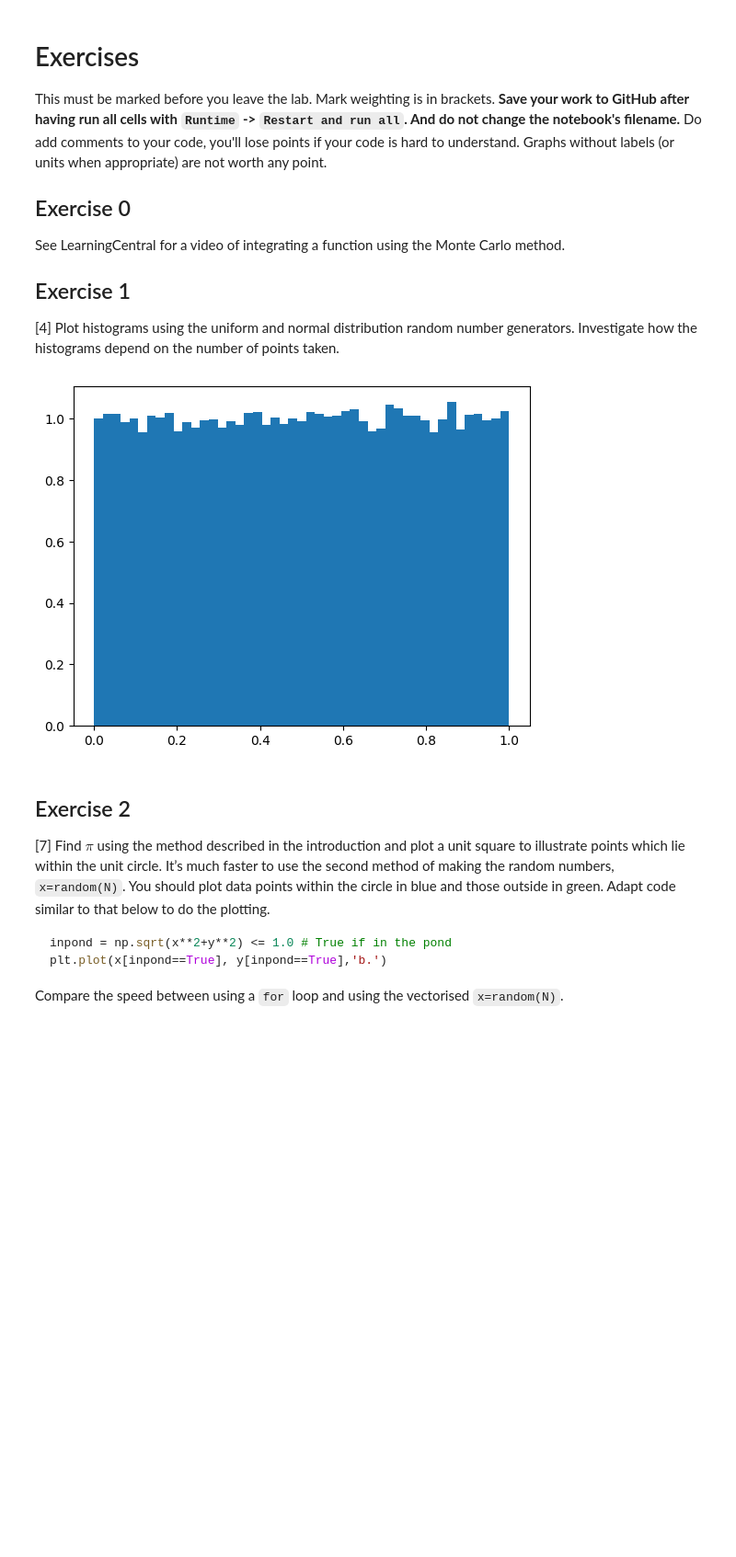
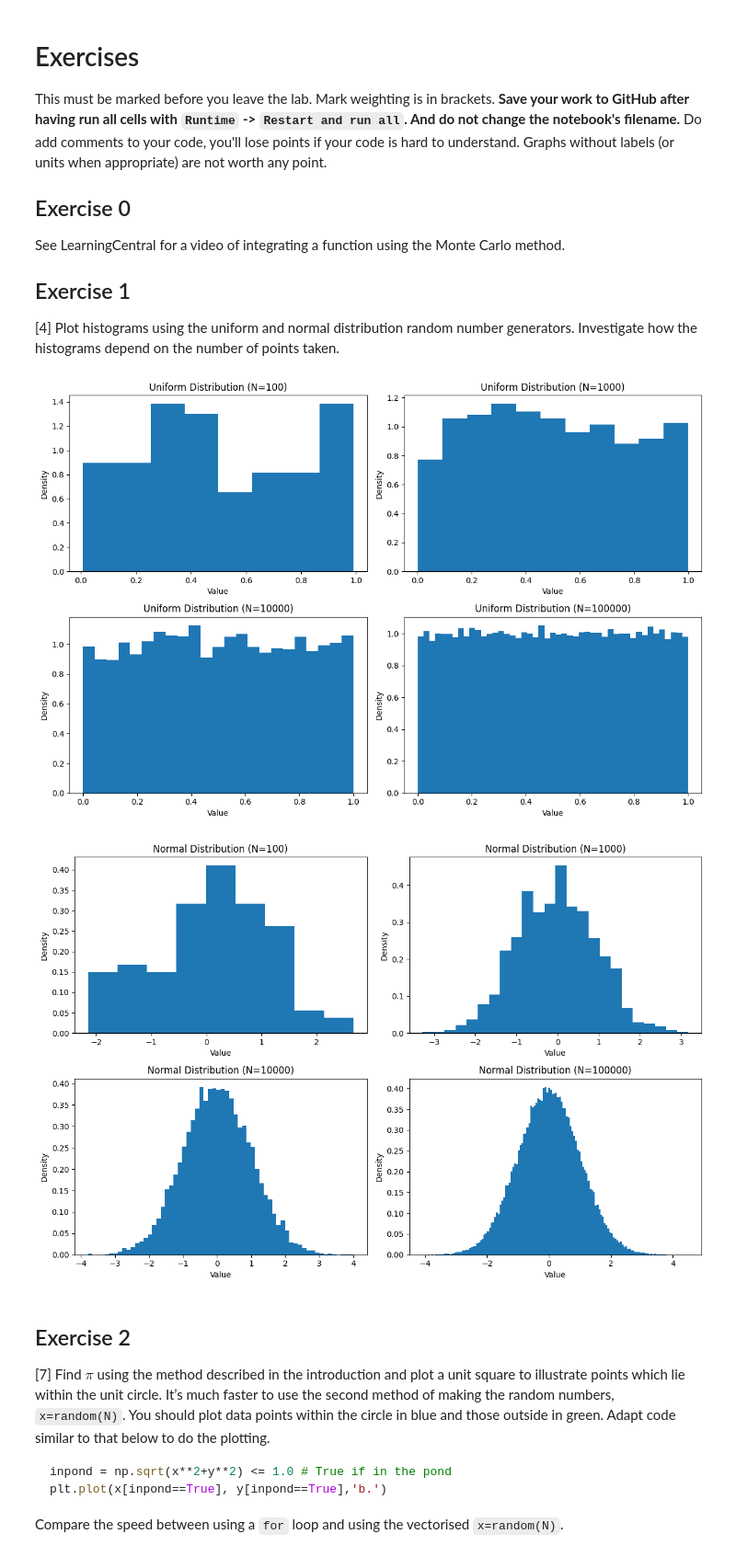
Before and after one commit to PX2145-2025/week-6-b-samlasseur, a Jupyter notebook: Monte_Carlo.ipynb, the cells around one changed output. Shown: that part at 92% size. Drawn from its saved outputs; the diff is of its cells as text; code cells hidden in the pictures; blank space fills up the shorter version.

```diff
--- a/Monte_Carlo.ipynb
+++ b/Monte_Carlo.ipynb
@@ -182,12 +182,37 @@ See LearningCentral for a video of integrating a function using the Monte Carlo
 
 [4] Plot histograms using the uniform and normal distribution random number generators. Investigate how the histograms depend on the number of points
 taken.
-# %%
-N = int(1e5)
-x = random(N)
-plt.hist(x, bins='auto',density=True);
-# %% [output]
-[figure, removed]
+# %%
+N_values = [int(1e2), int(1e3), int(1e4), int(1e5)]
+
+plt.figure(figsize=(12, 8))
+
+for i, N in enumerate(N_values):
+    x = np.random.random(N)
+    plt.subplot(2, 2, i + 1)
+    plt.hist(x, bins='auto', density=True);
+    plt.title(f'Uniform Distribution (N={N})')
+    plt.xlabel('Value')
+    plt.ylabel('Density')
+
+plt.tight_layout()
+plt.show()
+
+plt.figure(figsize=(12, 8))
+
+for i, N in enumerate(N_values):
+    y = np.random.normal(loc=0.0, scale=1.0, size=N)
+    plt.subplot(2, 2, i + 1)
+    plt.hist(y, bins='auto', density=True);
+    plt.title(f'Normal Distribution (N={N})')
+    plt.xlabel('Value')
+    plt.ylabel('Density')
+
+plt.tight_layout()
+plt.show()
+# %% [output]
+[figure, added]
+[figure, added]
 # %% [markdown]
 ## Exercise 2
 
```
